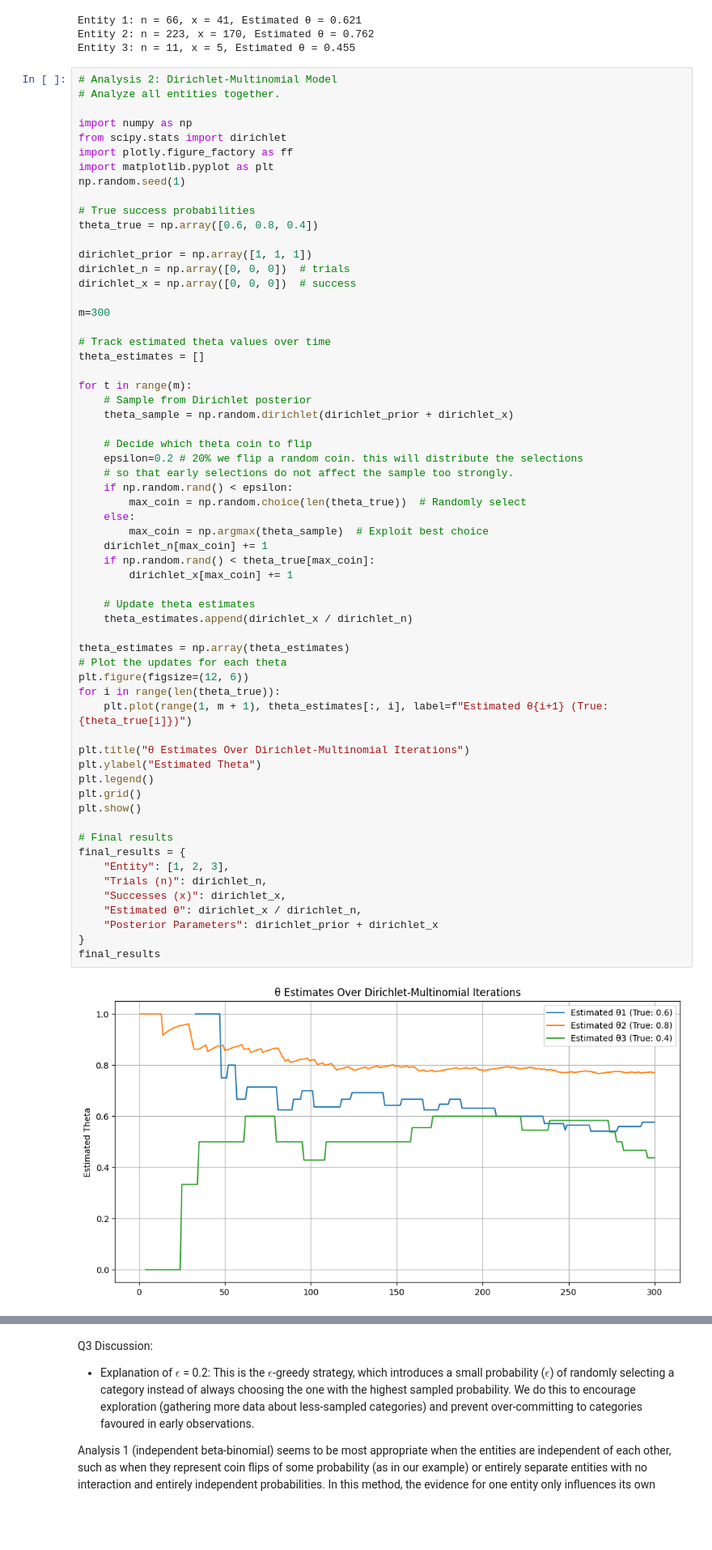
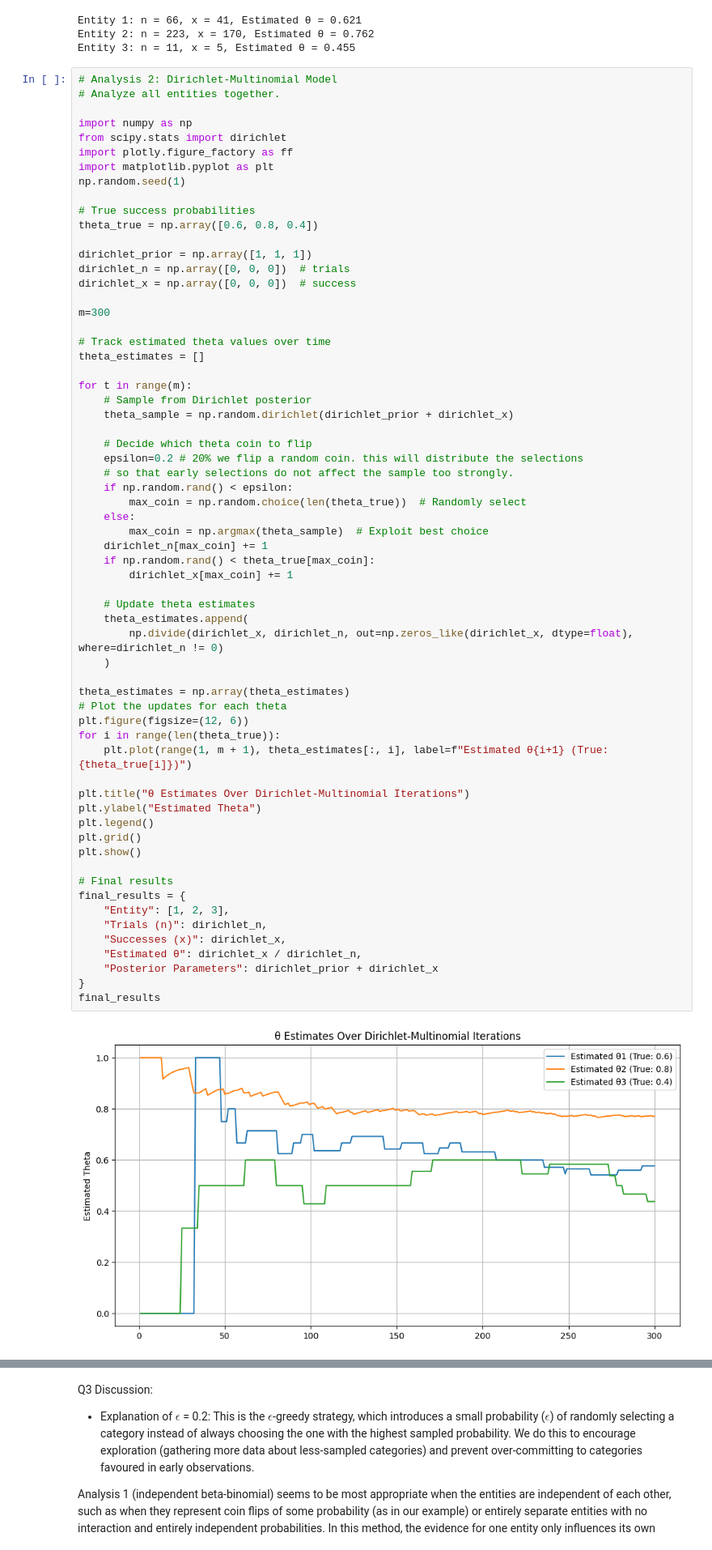
Before and after one commit to danield424/STA365, a Jupyter notebook: W2HW.ipynb, the cells around one changed output, grey strips where cells are left out. Shown: that part at 81% size. Cells and saved outputs as stored; diff of their text form; blank space fills up the shorter version.

```diff
--- a/W2HW.ipynb
+++ b/W2HW.ipynb
@@ -298,35 +298,37 @@ for t in range(m):
     else:
         max_coin = np.argmax(theta_sample)  # Exploit best choice
     dirichlet_n[max_coin] += 1
     if np.random.rand() < theta_true[max_coin]:
         dirichlet_x[max_coin] += 1
 
     # Update theta estimates
-    theta_estimates.append(dirichlet_x / dirichlet_n)
+    theta_estimates.append(
+        np.divide(dirichlet_x, dirichlet_n, out=np.zeros_like(dirichlet_x, dtype=float), where=dirichlet_n != 0)
+    )
 
 theta_estimates = np.array(theta_estimates)
 # Plot the updates for each theta
 plt.figure(figsize=(12, 6))
 for i in range(len(theta_true)):
     plt.plot(range(1, m + 1), theta_estimates[:, i], label=f"Estimated θ{i+1} (True: {theta_true[i]})")
 
 plt.title("θ Estimates Over Dirichlet-Multinomial Iterations")
 plt.ylabel("Estimated Theta")
 plt.legend()
 plt.grid()
 plt.show()
 
 # Final results
 final_results = {
     "Entity": [1, 2, 3],
     "Trials (n)": dirichlet_n,
     "Successes (x)": dirichlet_x,
     "Estimated θ": dirichlet_x / dirichlet_n,
     "Posterior Parameters": dirichlet_prior + dirichlet_x
 }
 final_results
 # %% [output]
-[figure, old version]
+[figure, new version]
 {'Entity': [1, 2, 3],
  'Trials (n)': array([ 26, 258,  16]),
  'Successes (x)': array([ 15, 199,   7]),
```
